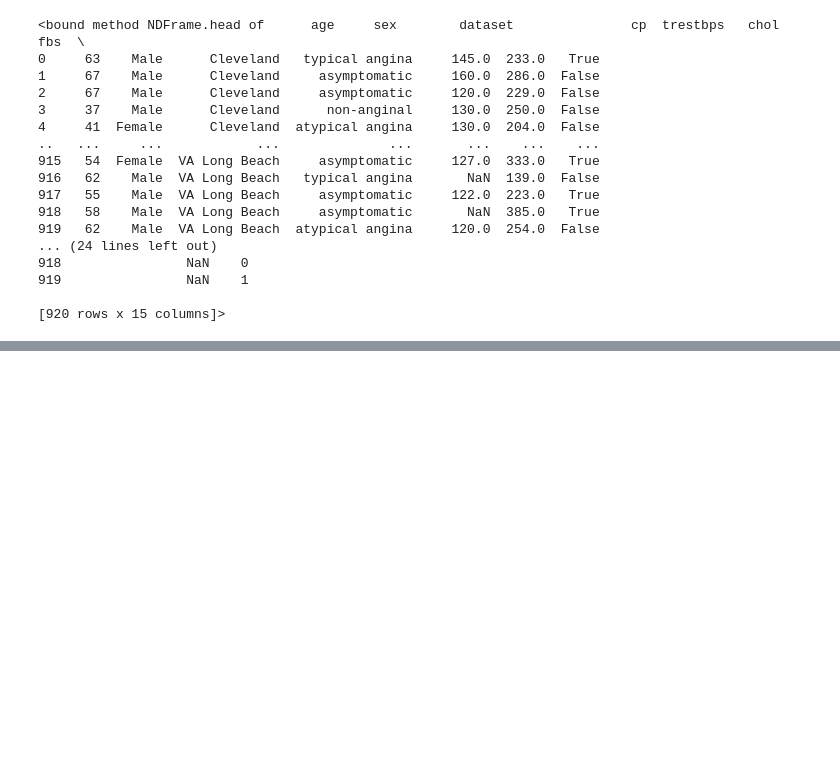
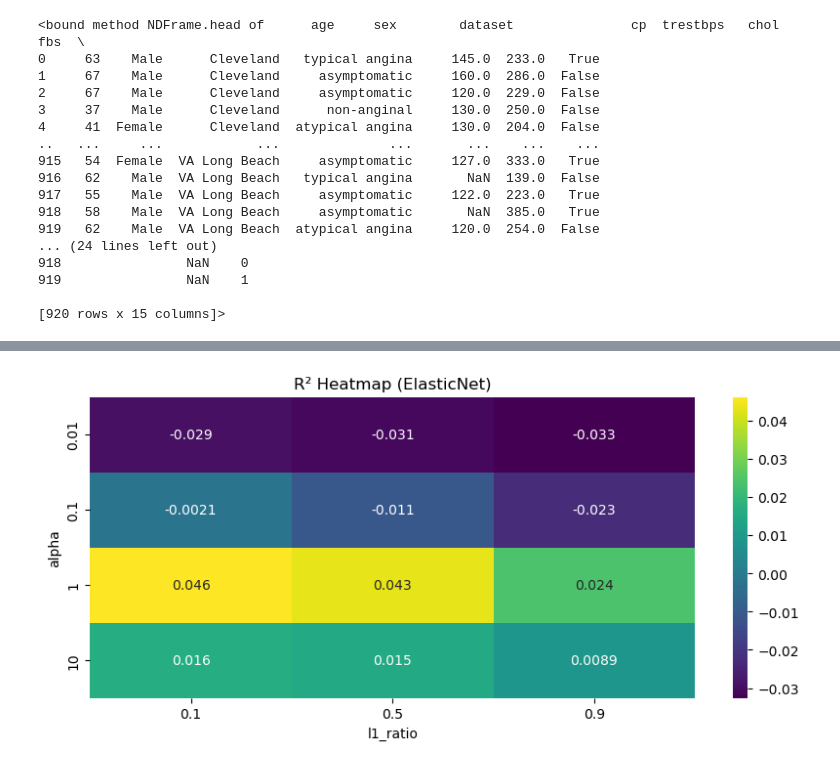
Before and after one commit to aryanrathod23/ML-Bioinformatics-Assignment2, a Jupyter notebook: testing.ipynb, the cells around one changed output, grey strips where cells are left out. Saved outputs shown, nothing was run; the diff lists cells and outputs as text; code cells hidden in the pictures; blank space fills up the shorter version.

```diff
--- a/testing.ipynb
+++ b/testing.ipynb
@@ -214,0 +63,42 @@ Confusion Matrix:
+# %%
+# For regression: predict cholesterol ("chol")
+y_reg = df['chol']
+X_reg = df.drop(columns=['chol', 'num', 'target'])  # drop target columns
+from sklearn.preprocessing import StandardScaler
+
+scaler_reg = StandardScaler()
+X_reg_scaled = scaler_reg.fit_transform(X_reg)
+from sklearn.model_selection import train_test_split
+
+X_train_r, X_test_r, y_train_r, y_test_r = train_test_split(X_reg_scaled, y_reg, test_size=0.2, random_state=42)
+
+
+from sklearn.linear_model import ElasticNet
+from sklearn.metrics import r2_score, mean_squared_error
+import numpy as np
+
+alphas = [0.01, 0.1, 1, 10]
+l1_ratios = [0.1, 0.5, 0.9]
+
+r2_scores = np.zeros((len(alphas), len(l1_ratios)))
+rmse_scores = np.zeros((len(alphas), len(l1_ratios)))
+
+for i, alpha in enumerate(alphas):
+    for j, l1 in enumerate(l1_ratios):
+        model = ElasticNet(alpha=alpha, l1_ratio=l1, random_state=42)
+        model.fit(X_train_r, y_train_r)
+        y_pred = model.predict(X_test_r)
+        r2_scores[i, j] = r2_score(y_test_r, y_pred)
+        rmse_scores[i, j] = np.sqrt(mean_squared_error(y_test_r, y_pred))
+# %%
+import seaborn as sns
+import matplotlib.pyplot as plt
+
+plt.figure(figsize=(10, 4))
+sns.heatmap(r2_scores, xticklabels=l1_ratios, yticklabels=alphas, annot=True, cmap='viridis')
+plt.title("R² Heatmap (ElasticNet)")
+plt.xlabel("l1_ratio")
+plt.ylabel("alpha")
+plt.show()
+# %% [output]
+[figure, added]
```
Also changed, not shown: parts of 9 cells of this notebook.
